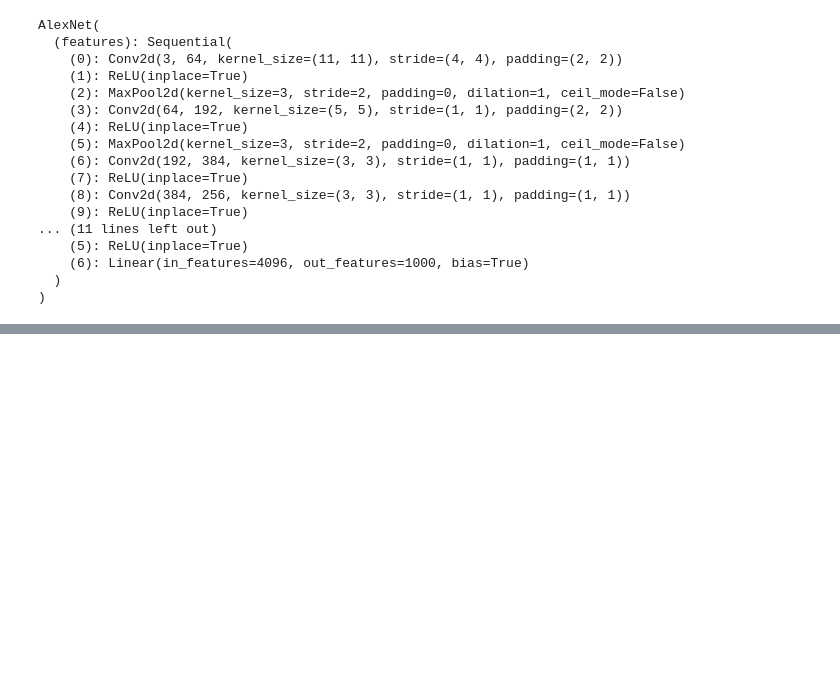
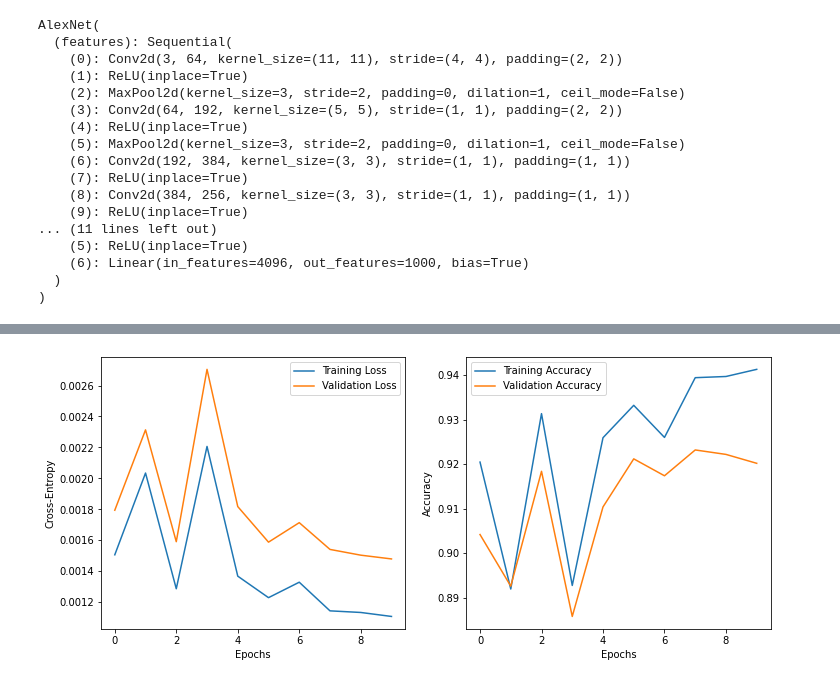
Before and after one commit to World4AI/World4AI, a Jupyter notebook: website/src/notebooks/convolutional_neural_networks/alexnet.ipynb, the cells around one changed output, grey strips where cells are left out. Cells and saved outputs as stored; diff of their text form; code cells hidden in the pictures; blank space fills up the shorter version.

```diff
--- a/website/src/notebooks/convolutional_neural_networks/alexnet.ipynb
+++ b/website/src/notebooks/convolutional_neural_networks/alexnet.ipynb
@@ -88,4 +243,23 @@ def track_performance(dataloader, model, criterion):
 
     # we return the average loss and the accuracy
     return loss_sum/num_samples, num_correct/num_samples
+# %%
+def plot_history(history):
+    fig = plt.figure(figsize=(12, 5))
+
+    fig.add_subplot(1, 2, 1)
+    plt.plot(history["train_loss"], label="Training Loss")
+    plt.plot(history["val_loss"], label="Validation Loss")
+    plt.xlabel("Epochs")
+    plt.ylabel("Cross-Entropy")
+    plt.legend()
+
+    fig.add_subplot(1, 2, 2)
+    plt.plot(history["train_acc"], label="Training Accuracy")
+    plt.plot(history["val_acc"], label="Validation Accuracy")
+    plt.xlabel("Epochs")
+    plt.ylabel("Accuracy")
+    plt.legend()
+
+    plt.show()
 # %%
@@ -197,3 +391,12 @@ AlexNet(
 # %%
-optimizer = optim.Adam(params=model.parameters(), lr=0.0001)
+optimizer = optim.SGD(params=model.parameters(),
+                      lr=0.01,
+                      momentum=0.9,
+                      weight_decay=0.0005)
+scheduler = torch.optim.lr_scheduler.ReduceLROnPlateau(optimizer,
+                                                       factor=0.1,
+                                                       mode='max',
+                                                       threshold_mode='abs',
+                                                       patience=2,
+                                                       verbose=True)
 criterion = nn.BCEWithLogitsLoss()
@@ -200,3 +405,3 @@ criterion = nn.BCEWithLogitsLoss()
 # %%
-history = train(10, train_dataloader, val_dataloader, model, criterion, optimizer)
+history = train(10, train_dataloader, val_dataloader, model, criterion, optimizer, scheduler)
 # %% [output]
@@ -212,0 +420,4 @@ Epoch: 10/10 | Train Loss: 0.00152 | Val Loss: 0.00182 | Train Acc: 0.922 | Val
+# %%
+plot_history(history)
+# %% [output]
+[figure, added]
```
Also changed, not shown: parts of 53 cells of this notebook.
